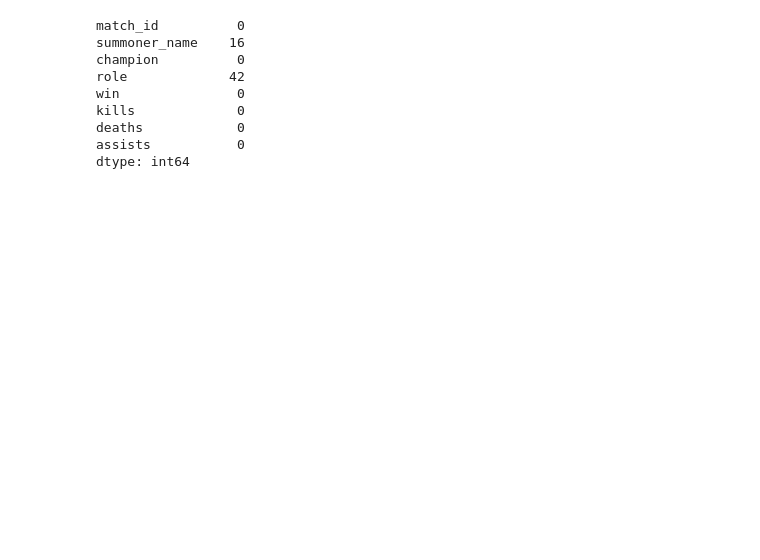
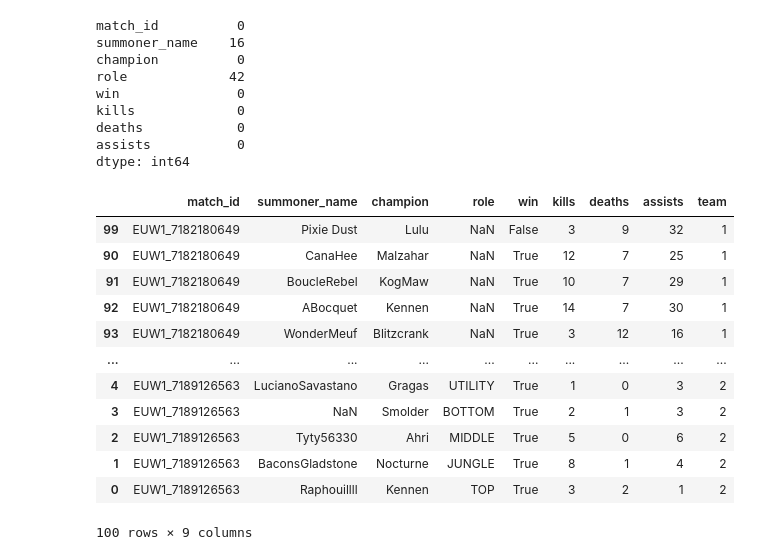
Before and after one commit to nyrouz911/lol_winrate_pred, a Jupyter notebook: notebooks/data_processing.ipynb, the cells around one changed output. Drawn from its saved outputs; the diff is of its cells as text; code cells hidden in the pictures; blank space fills up the shorter version.

```diff
--- a/notebooks/data_processing.ipynb
+++ b/notebooks/data_processing.ipynb
@@ -53,0 +51,16 @@ dtype: int64
+# %%
+data
+# %% [output]
+|  | match_id | summoner_name | champion | role | win | kills | deaths | assists | team |
+| 99 | EUW1_7182180649 | Pixie Dust | Lulu | NaN | False | 3 | 9 | 32 | 1 |
+| 90 | EUW1_7182180649 | CanaHee | Malzahar | NaN | True | 12 | 7 | 25 | 1 |
+| 91 | EUW1_7182180649 | BoucleRebel | KogMaw | NaN | True | 10 | 7 | 29 | 1 |
+| 92 | EUW1_7182180649 | ABocquet | Kennen | NaN | True | 14 | 7 | 30 | 1 |
+| 93 | EUW1_7182180649 | WonderMeuf | Blitzcrank | NaN | True | 3 | 12 | 16 | 1 |
+| ... | ... | ... | ... | ... | ... | ... | ... | ... | ... |
+| 4 | EUW1_7189126563 | LucianoSavastano | Gragas | UTILITY | True | 1 | 0 | 3 | 2 |
+| 3 | EUW1_7189126563 | NaN | Smolder | BOTTOM | True | 2 | 1 | 3 | 2 |
+| 2 | EUW1_7189126563 | Tyty56330 | Ahri | MIDDLE | True | 5 | 0 | 6 | 2 |
+| 1 | EUW1_7189126563 | BaconsGladstone | Nocturne | JUNGLE | True | 8 | 1 | 4 | 2 |
+| 0 | EUW1_7189126563 | Raphouillll | Kennen | TOP | True | 3 | 2 | 1 | 2 |
+100 rows × 9 columns
```
Also changed, not shown: parts of 14 cells of this notebook, 2 other files.
